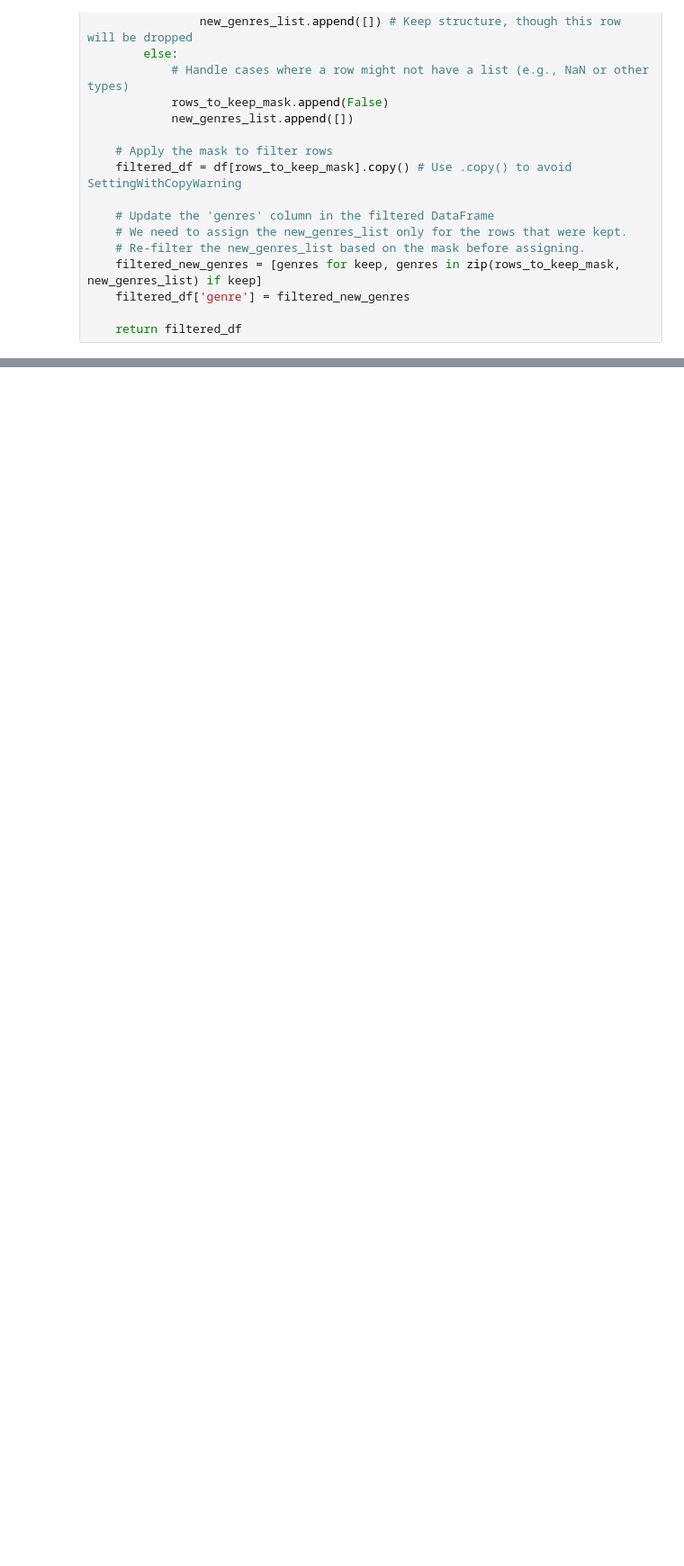
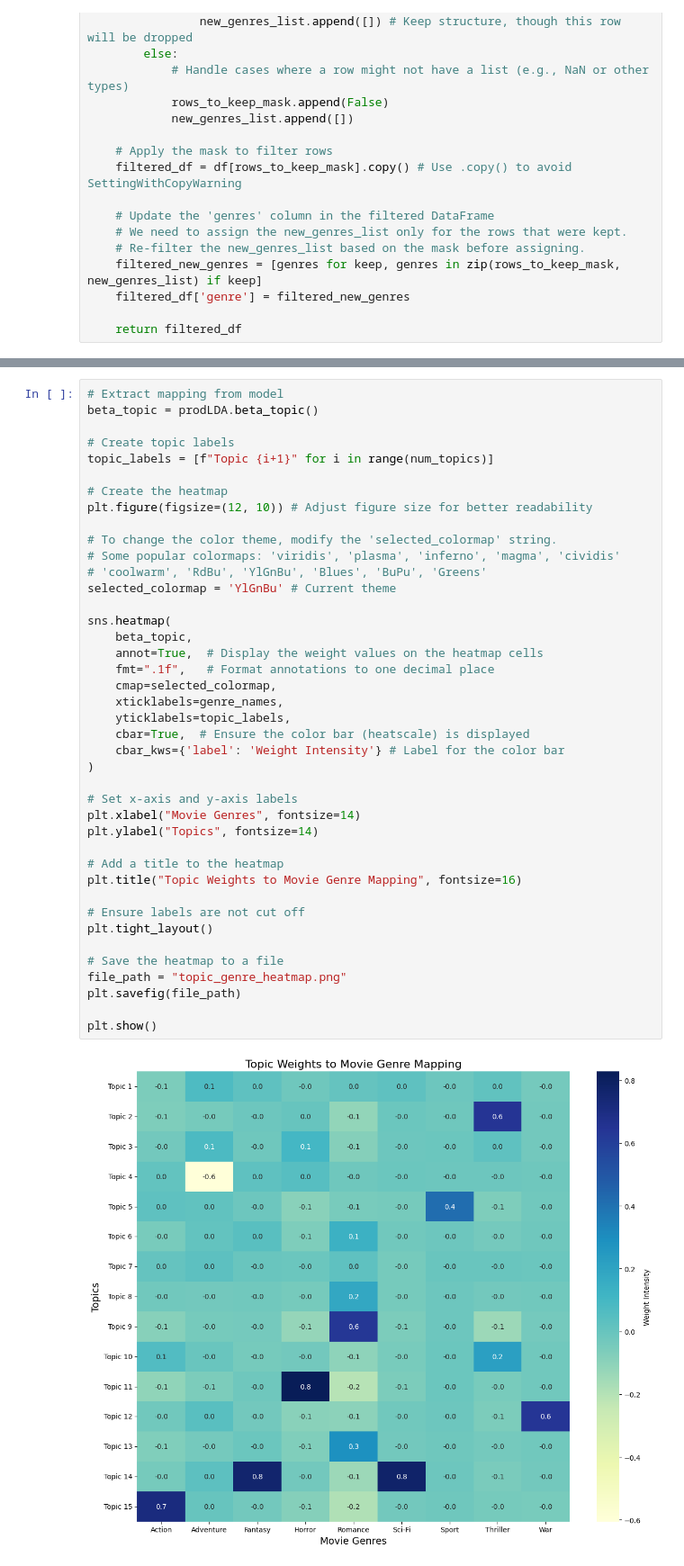
Before and after one commit to JensPars/MBML, a Jupyter notebook: Final_Notebook.ipynb, the cells around one changed output, grey strips where cells are left out. Shown at 90% size. Cells and saved outputs as stored; diff of their text form; blank space fills up the shorter version.

```diff
--- a/Final_Notebook.ipynb
+++ b/Final_Notebook.ipynb
@@ -441,3 +463,46 @@ plt.show()
+# %%
+# Extract mapping from model
+beta_topic = prodLDA.beta_topic()
+
+# Create topic labels
+topic_labels = [f"Topic {i+1}" for i in range(num_topics)]
+
+# Create the heatmap
+plt.figure(figsize=(12, 10)) # Adjust figure size for better readability
+
+# To change the color theme, modify the 'selected_colormap' string.
+# Some popular colormaps: 'viridis', 'plasma', 'inferno', 'magma', 'cividis'
+# 'coolwarm', 'RdBu', 'YlGnBu', 'Blues', 'BuPu', 'Greens'
+selected_colormap = 'YlGnBu' # Current theme
+
+sns.heatmap(
+    beta_topic,
+    annot=True,  # Display the weight values on the heatmap cells
+    fmt=".1f",   # Format annotations to one decimal place
+    cmap=selected_colormap,
+    xticklabels=genre_names,
+    yticklabels=topic_labels,
+    cbar=True,  # Ensure the color bar (heatscale) is displayed
+    cbar_kws={'label': 'Weight Intensity'} # Label for the color bar
+)
+
+# Set x-axis and y-axis labels
+plt.xlabel("Movie Genres", fontsize=14)
+plt.ylabel("Topics", fontsize=14)
+
+# Add a title to the heatmap
+plt.title("Topic Weights to Movie Genre Mapping", fontsize=16)
+
+# Ensure labels are not cut off
+plt.tight_layout()
+
+# Save the heatmap to a file
+file_path = "topic_genre_heatmap.png"
+plt.savefig(file_path)
+
+plt.show()
+# %% [output]
+[figure, added]
 # %%
 # Evaluate genre prediction performance
 from sklearn.metrics import f1_score, precision_score, recall_score
```
Also changed, not shown: parts of 18 cells of this notebook, 3 other files.
